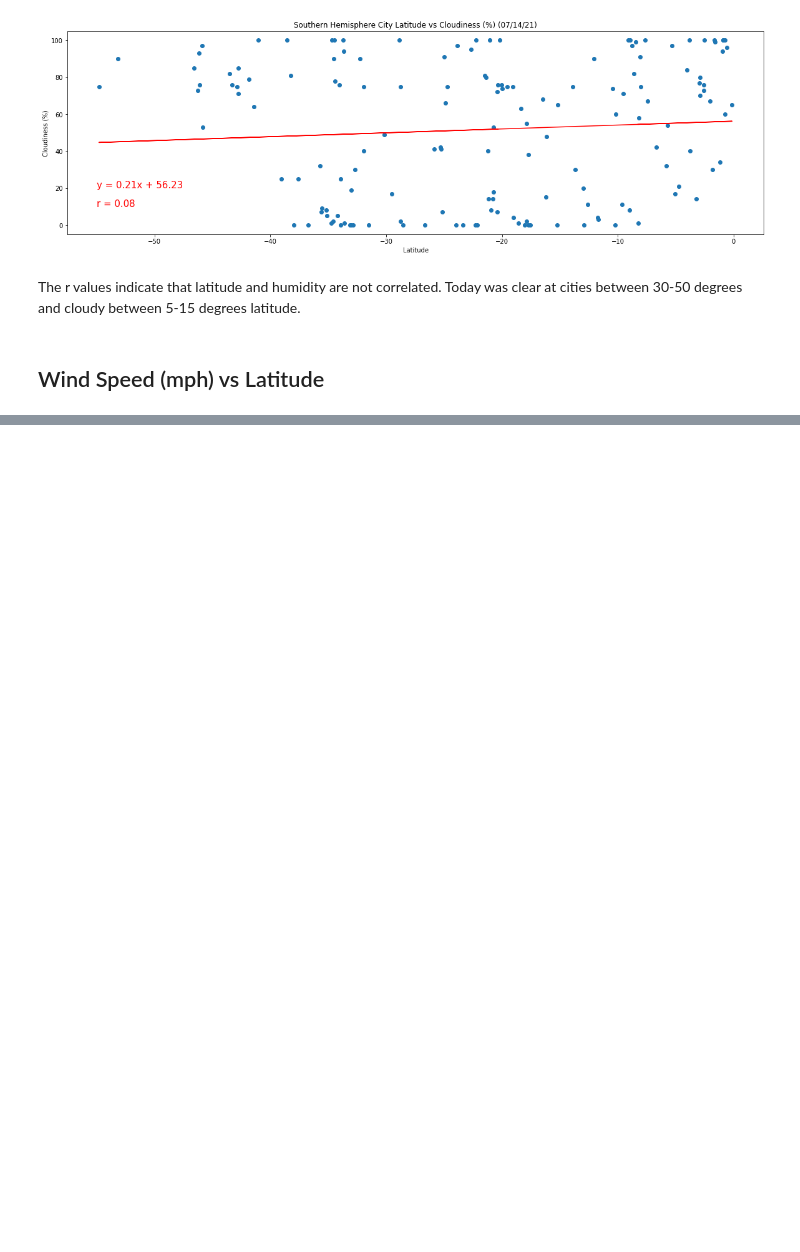
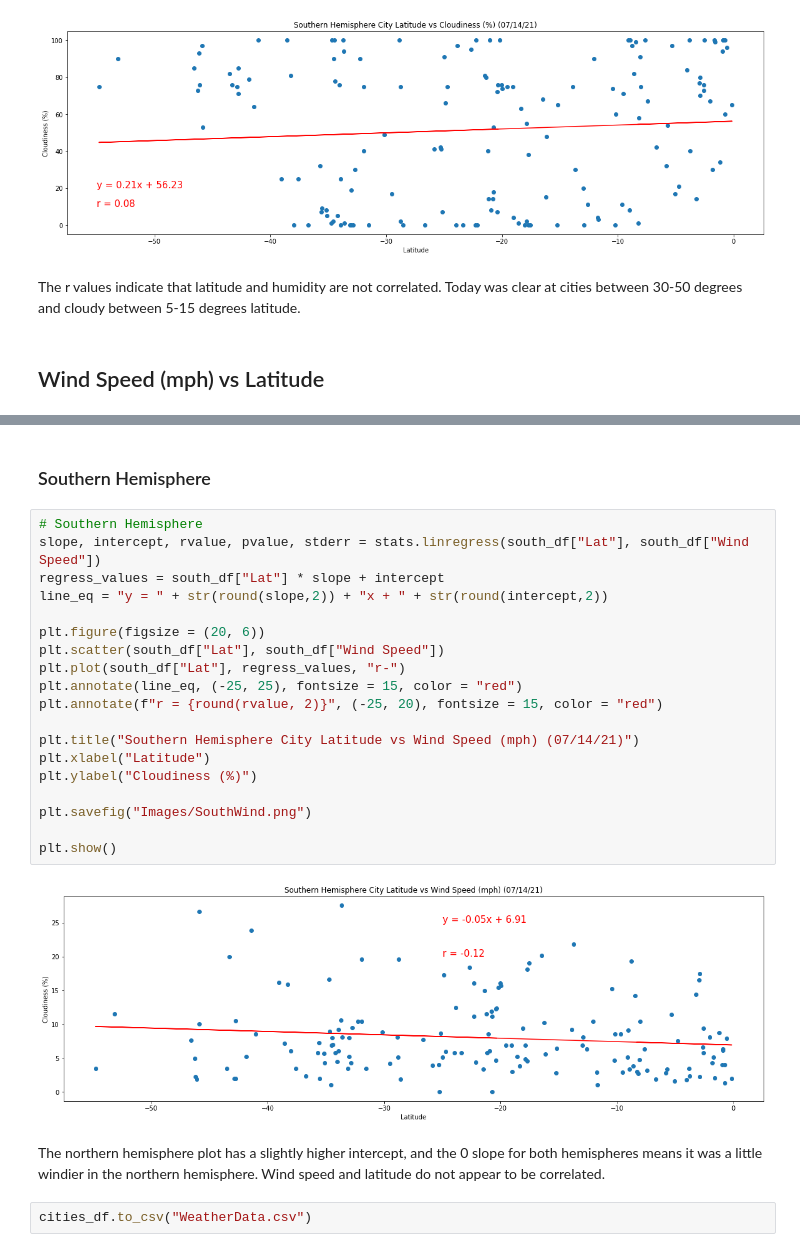
Before and after one commit to mjcarlson628/python-api-challenge, a Jupyter notebook: WeatherPy/WeatherPy.ipynb, the cells around one changed output, grey strips where cells are left out. Saved outputs shown, nothing was run; the diff lists cells and outputs as text; blank space fills up the shorter version.

```diff
--- a/WeatherPy/WeatherPy.ipynb
+++ b/WeatherPy/WeatherPy.ipynb
@@ -362,0 +408,27 @@ The r values indicate that latitude and humidity are not correlated. Today was c
+# %% [markdown]
+### Southern Hemisphere
+# %%
+# Southern Hemisphere
+slope, intercept, rvalue, pvalue, stderr = stats.linregress(south_df["Lat"], south_df["Wind Speed"])
+regress_values = south_df["Lat"] * slope + intercept
+line_eq = "y = " + str(round(slope,2)) + "x + " + str(round(intercept,2))
+
+plt.figure(figsize = (20, 6))
+plt.scatter(south_df["Lat"], south_df["Wind Speed"])
+plt.plot(south_df["Lat"], regress_values, "r-")
+plt.annotate(line_eq, (-25, 25), fontsize = 15, color = "red")
+plt.annotate(f"r = {round(rvalue, 2)}", (-25, 20), fontsize = 15, color = "red")
+
+plt.title("Southern Hemisphere City Latitude vs Wind Speed (mph) (07/14/21)")
+plt.xlabel("Latitude")
+plt.ylabel("Cloudiness (%)")
+
+plt.savefig("Images/SouthWind.png")
+
+plt.show()
+# %% [output]
+[figure, added]
+# %% [markdown]
+The northern hemisphere plot has a slightly higher intercept, and the 0 slope for both hemispheres means it was a little windier in the northern hemisphere. Wind speed and latitude do not appear to be correlated.
+# %%
+cities_df.to_csv("WeatherData.csv")
```
Also changed, not shown: parts of 11 cells of this notebook, 4 other files.
